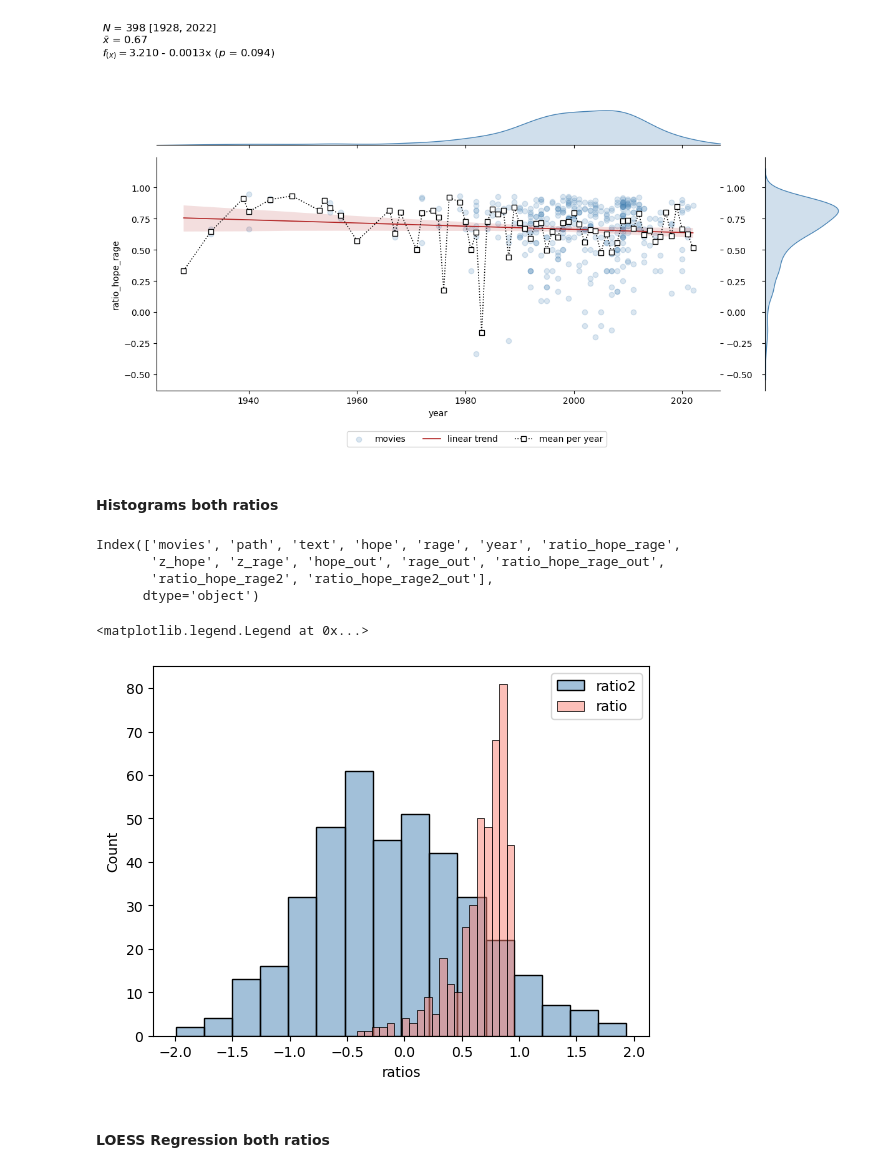
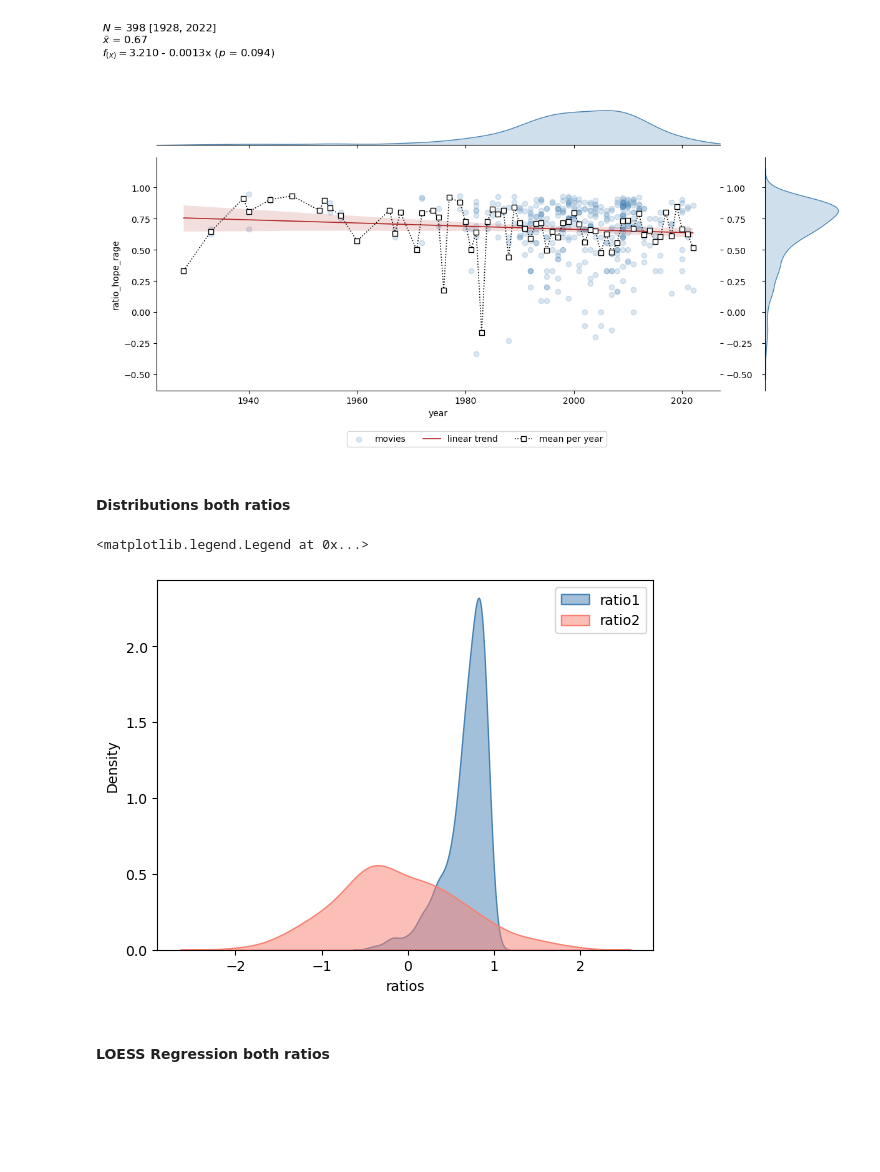
Before and after one commit to dominikpegler/computational-social-sciences, a Jupyter notebook: assignments/Assignment 3 - Diachronic analysis of movie dialogues.ipynb, the cells around one changed output. Saved outputs shown, nothing was run; the diff lists cells and outputs as text; code cells hidden in the pictures; blank space fills up the shorter version.

```diff
--- a/assignments/Assignment 3 - Diachronic analysis of movie dialogues.ipynb
+++ b/assignments/Assignment 3 - Diachronic analysis of movie dialogues.ipynb
@@ -911,22 +917,19 @@ g.fig.tight_layout()
 # %% [output]
 [figure]
 # %% [markdown]
-#### Histograms both ratios
+#### Distributions both ratios
-# %%
-df.columns
-# %% [output]
-Index(['movies', 'path', 'text', 'hope', 'rage', 'year', 'ratio_hope_rage',
-       'z_hope', 'z_rage', 'hope_out', 'rage_out', 'ratio_hope_rage_out',
-       'ratio_hope_rage2', 'ratio_hope_rage2_out'],
-      dtype='object')
 # %%
-sns.histplot(df['ratio_hope_rage2_out'], color="steelblue", alpha=.5, label="ratio2")
-sns.histplot(df['ratio_hope_rage_out'], color='salmon', alpha=.5, label="ratio")
+sns.kdeplot(
+    df["ratio_hope_rage_out"], color="steelblue", alpha=0.5, label="ratio1", fill=True
+)
+sns.kdeplot(
+    df["ratio_hope_rage2_out"], color="salmon", alpha=0.5, label="ratio2", fill=True
+)
 plt.xlabel("ratios")
 plt.legend()
 # %% [output]
 <matplotlib.legend.Legend at 0x...>
-[figure, old version]
+[figure, new version]
 # %% [markdown]
 #### LOESS Regression both ratios
 # %%
```
Also changed, not shown: parts of 5 cells of this notebook.
